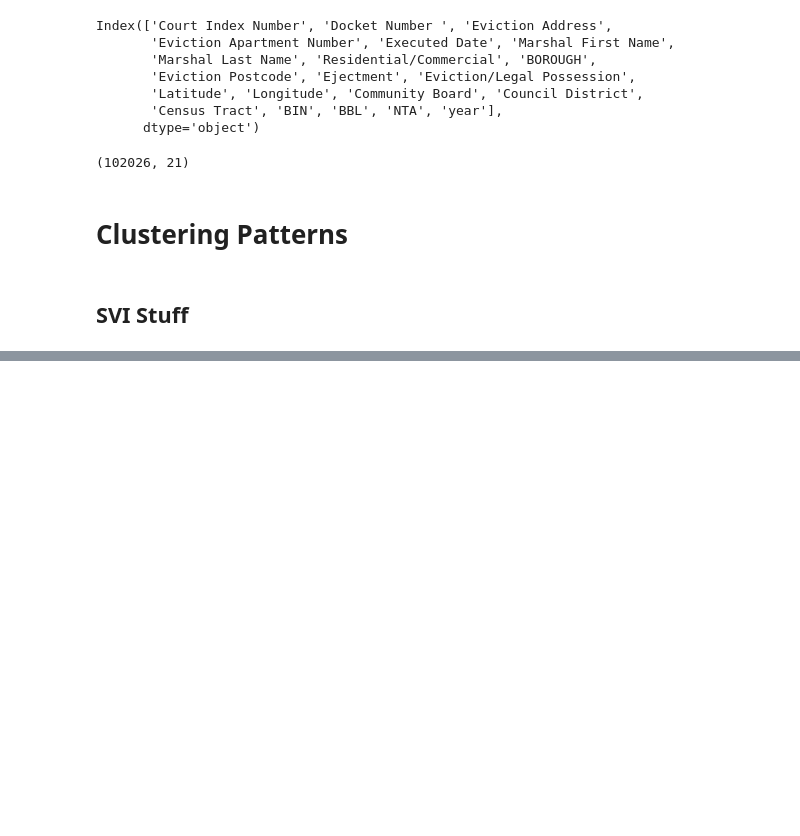
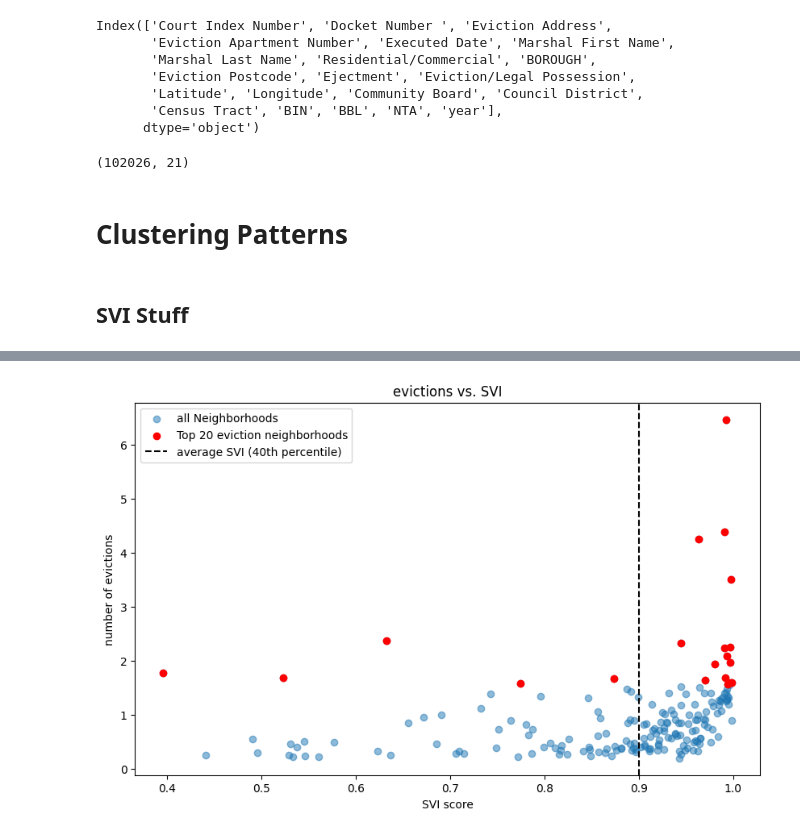
Before and after one commit to simaoalicechen/NYC_Landlord_Behavior_Analysis_Project, a Jupyter notebook: Part_6_fun_facts.ipynb, the cells around one changed output, grey strips where cells are left out. Cells and saved outputs as stored; diff of their text form; code cells hidden in the pictures; blank space fills up the shorter version.

```diff
--- a/Part_6_fun_facts.ipynb
+++ b/Part_6_fun_facts.ipynb
@@ -224,0 +510,12 @@ raw_evictions.shape
+# %%
+plt.figure(figsize=(10, 6))
+plt.scatter(evi_svi_df_cleaned['rpl_themes'], evi_svi_df_cleaned['average_year_eviction_count'], alpha=0.5, label='all Neighborhoods')
+plt.scatter(top_20['rpl_themes'], top_20['average_year_eviction_count'], color='red', label='Top 20 eviction neighborhoods')
+plt.axvline(avergae_svi_top_20_nta, color='black', linestyle='--', label=f'average SVI (40th percentile)')
+plt.xlabel('SVI score')
+plt.ylabel('number of evictions')
+plt.title('evictions vs. SVI')
+plt.legend()
+plt.show()
+# %% [output]
+[figure, added]
```
Also changed, not shown: parts of 45 cells of this notebook, 1 other file.
